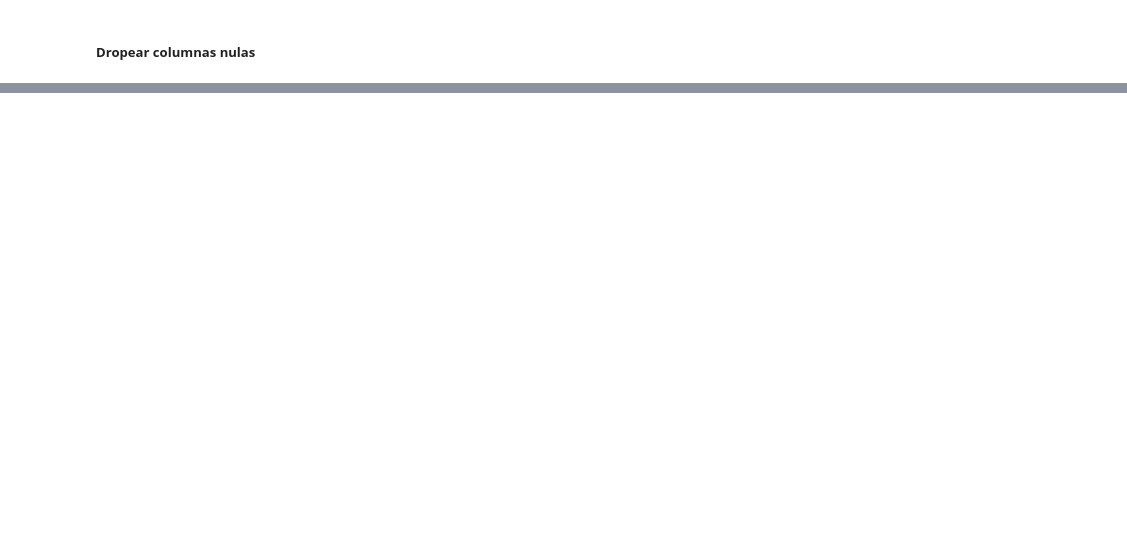
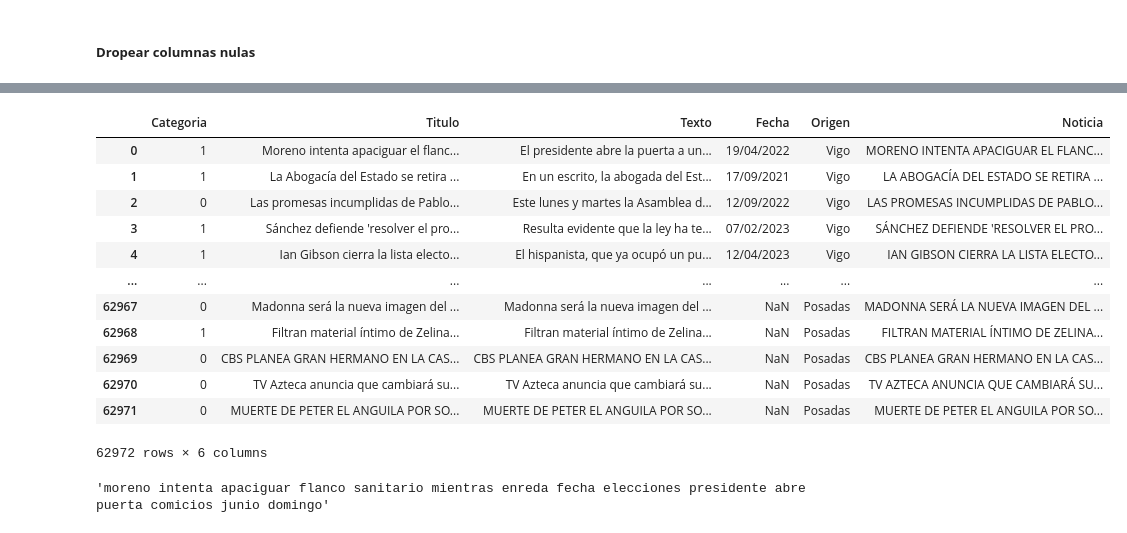
Before and after one commit to Verificado-Profesional/data-processing, a Jupyter notebook: data_analysis.ipynb, the cells around one changed output, grey strips where cells are left out. Drawn from its saved outputs; the diff is of its cells as text; code cells hidden in the pictures; blank space fills up the shorter version.

```diff
--- a/data_analysis.ipynb
+++ b/data_analysis.ipynb
@@ -174,0 +175,17 @@ data_procesada
+# %%
+data_procesada['Noticia'] = data_procesada['Titulo'].fillna('').str.upper() + '\n' + data_procesada['Texto']
+data_procesada
+# %% [output]
+|  | Categoria | Titulo | Texto | Fecha | Origen | Noticia |
+| 0 | 1 | Moreno intenta apaciguar el flanc... | El presidente abre la puerta a un... | 19/04/2022 | Vigo | MORENO INTENTA APACIGUAR EL FLANC... |
+| 1 | 1 | La Abogacía del Estado se retira ... | En un escrito, la abogada del Est... | 17/09/2021 | Vigo | LA ABOGACÍA DEL ESTADO SE RETIRA ... |
+| 2 | 0 | Las promesas incumplidas de Pablo... | Este lunes y martes la Asamblea d... | 12/09/2022 | Vigo | LAS PROMESAS INCUMPLIDAS DE PABLO... |
+| 3 | 1 | Sánchez defiende 'resolver el pro... | Resulta evidente que la ley ha te... | 07/02/2023 | Vigo | SÁNCHEZ DEFIENDE 'RESOLVER EL PRO... |
+| 4 | 1 | Ian Gibson cierra la lista electo... | El hispanista, que ya ocupó un pu... | 12/04/2023 | Vigo | IAN GIBSON CIERRA LA LISTA ELECTO... |
+| ... | ... | ... | ... | ... | ... | ... |
+| 62967 | 0 | Madonna será la nueva imagen del ... | Madonna será la nueva imagen del ... | NaN | Posadas | MADONNA SERÁ LA NUEVA IMAGEN DEL ... |
+| 62968 | 1 | Filtran material íntimo de Zelina... | Filtran material íntimo de Zelina... | NaN | Posadas | FILTRAN MATERIAL ÍNTIMO DE ZELINA... |
+| 62969 | 0 | CBS PLANEA GRAN HERMANO EN LA CAS... | CBS PLANEA GRAN HERMANO EN LA CAS... | NaN | Posadas | CBS PLANEA GRAN HERMANO EN LA CAS... |
+| 62970 | 0 | TV Azteca anuncia que cambiará su... | TV Azteca anuncia que cambiará su... | NaN | Posadas | TV AZTECA ANUNCIA QUE CAMBIARÁ SU... |
+| 62971 | 0 | MUERTE DE PETER EL ANGUILA POR SO... | MUERTE DE PETER EL ANGUILA POR SO... | NaN | Posadas | MUERTE DE PETER EL ANGUILA POR SO... |
+62972 rows × 6 columns
@@ -174,0 +218,5 @@ data_procesada
+# %%
+corpus = data_procesada['Texto_Limpio'].values
+corpus[0]
+# %% [output]
+'moreno intenta apaciguar flanco sanitario mientras enreda fecha elecciones presidente abre puerta comicios junio domingo'
```
Also changed, not shown: parts of 19 cells of this notebook.
